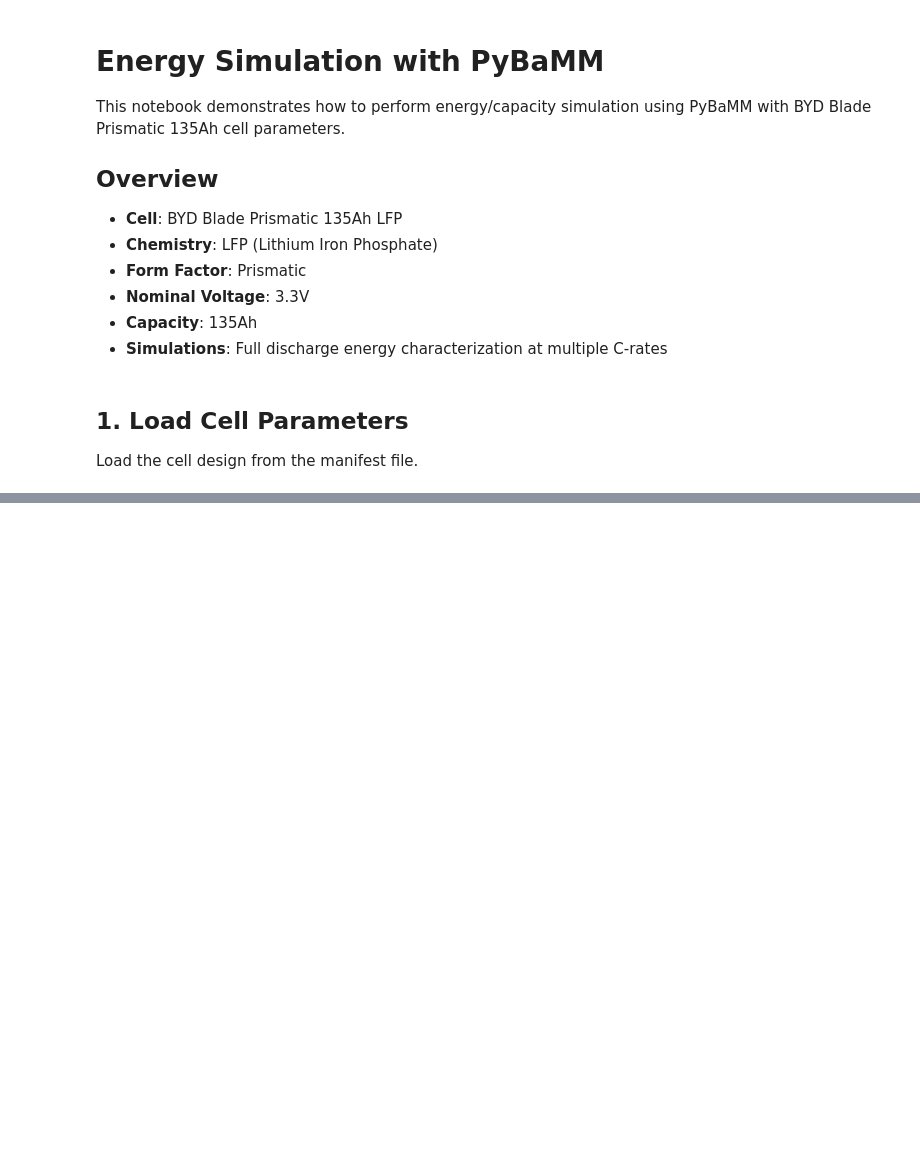
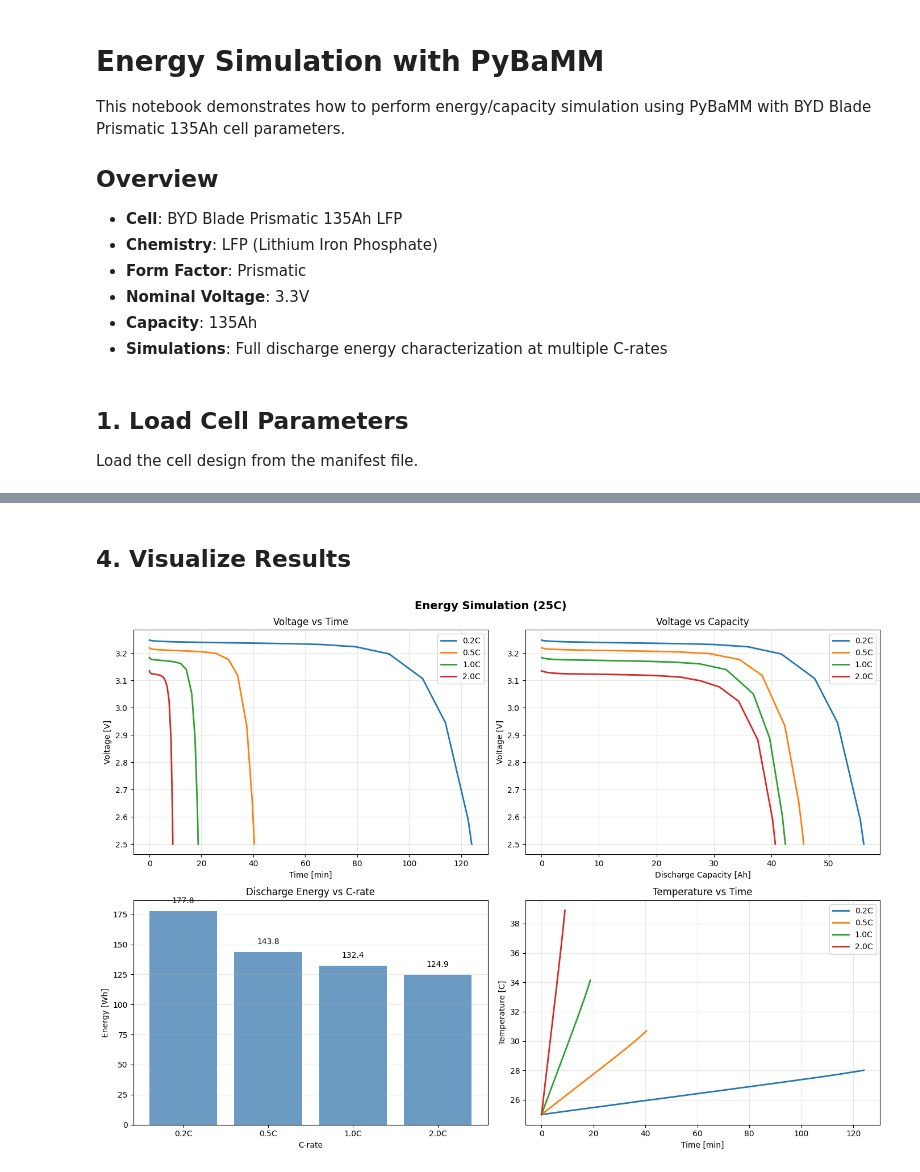
Before and after one commit to arismachina/demo-model-library, a Jupyter notebook: notebooks/simulate_energy.ipynb, the cells around one changed output, grey strips where cells are left out. Saved outputs shown, nothing was run; the diff lists cells and outputs as text; code cells hidden in the pictures; blank space fills up the shorter version.

```diff
--- a/notebooks/simulate_energy.ipynb
+++ b/notebooks/simulate_energy.ipynb
@@ -46,2 +72,2 @@ Run the energy simulation using the SPMe model with automatic capacity calibrati
 # %%
-energy_results = simulate_energy(cell_design_manifest=cell_design_manifest, simulation_config=energy_config)
+results = run_spmet(cell_design_manifest=cell_design_manifest, simulation_config=energy_config)
@@ -127,0 +152,61 @@ if len(successful_results) > 0:
+# %% [markdown]
+## 4. Visualize Results
+# %%
+if len(energy_metrics) > 0:
+    fig, axes = plt.subplots(2, 2, figsize=(14, 10))
+
+    # Plot 1: Voltage vs Time for all C-rates
+    ax1 = axes[0, 0]
+    for m in energy_metrics:
+        time_min = (m['time_s'] - m['time_s'][0]) / 60
+        ax1.plot(time_min, m['voltage_V'], linewidth=2, label=f"{m['c_rate']}C")
+    ax1.set_xlabel('Time [min]')
+    ax1.set_ylabel('Voltage [V]')
+    ax1.set_title('Voltage vs Time')
+    ax1.legend()
+    ax1.grid(True, alpha=0.3)
+
+    # Plot 2: Voltage vs Capacity for all C-rates
+    ax2 = axes[0, 1]
+    for m in energy_metrics:
+        capacity = m['capacity_Ah'] - m['capacity_Ah'][0]
+        ax2.plot(capacity, m['voltage_V'], linewidth=2, label=f"{m['c_rate']}C")
+    ax2.set_xlabel('Discharge Capacity [Ah]')
+    ax2.set_ylabel('Voltage [V]')
+    ax2.set_title('Voltage vs Capacity')
+    ax2.legend()
+    ax2.grid(True, alpha=0.3)
+
+    # Plot 3: Energy vs C-rate (bar chart)
+    ax3 = axes[1, 0]
+    c_rates_plot = [m['c_rate'] for m in energy_metrics]
+    energies = [m['discharge_energy_Wh'] for m in energy_metrics]
+    bars = ax3.bar([f"{c}C" for c in c_rates_plot], energies, color='steelblue', alpha=0.8)
+    ax3.set_xlabel('C-rate')
+    ax3.set_ylabel('Energy [Wh]')
+    ax3.set_title('Discharge Energy vs C-rate')
+    ax3.grid(True, alpha=0.3, axis='y')
+    for bar, energy in zip(bars, energies):
+        ax3.text(bar.get_x() + bar.get_width()/2, bar.get_height() + 5,
+                 f'{energy:.1f}', ha='center', va='bottom', fontsize=10)
+
+    # Plot 4: Temperature vs Time for all C-rates
+    ax4 = axes[1, 1]
+    for m in energy_metrics:
+        time_min = (m['time_s'] - m['time_s'][0]) / 60
+        temp_C = m['temperature_K'] - 273.15
+        ax4.plot(time_min, temp_C, linewidth=2, label=f"{m['c_rate']}C")
+    ax4.set_xlabel('Time [min]')
+    ax4.set_ylabel('Temperature [C]')
+    ax4.set_title('Temperature vs Time')
+    ax4.legend()
+    ax4.grid(True, alpha=0.3)
+
+    plt.suptitle(f'Energy Simulation ({energy_config["ambient_temperature"]-273.15:.0f}C)',
+                 fontsize=14, fontweight='bold')
+    plt.tight_layout()
+    plt.show()
+else:
+    print("No successful simulations to plot.")
+# %% [output]
+[figure, added]
```
Also changed, not shown: parts of 7 cells of this notebook, 16 other files.
